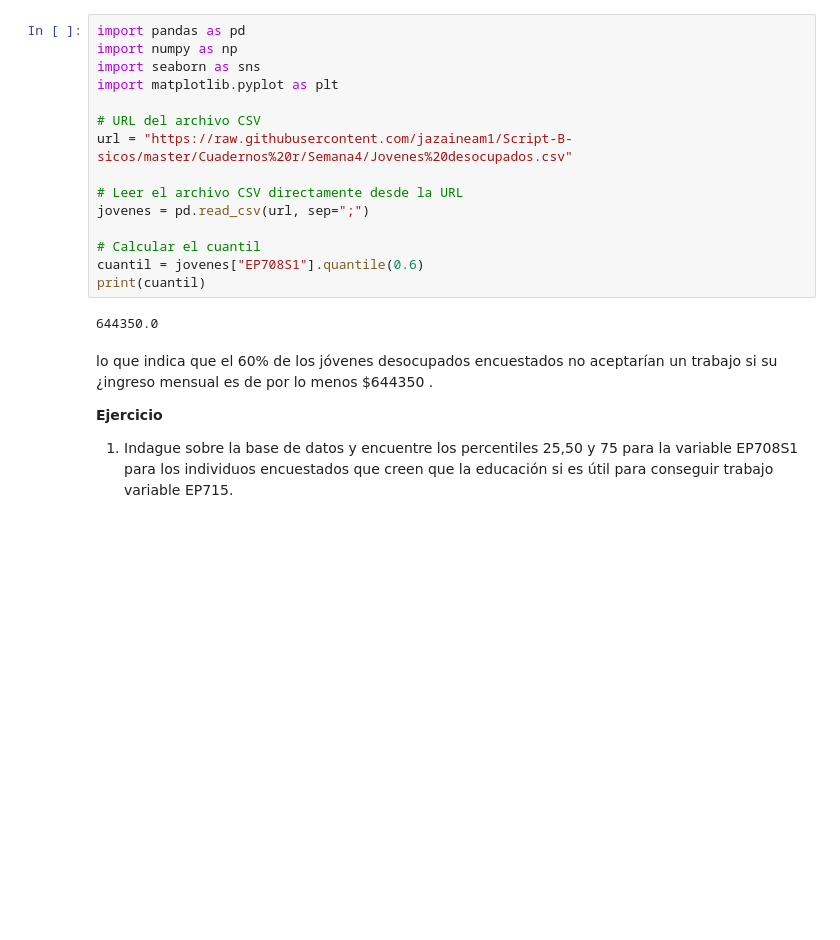
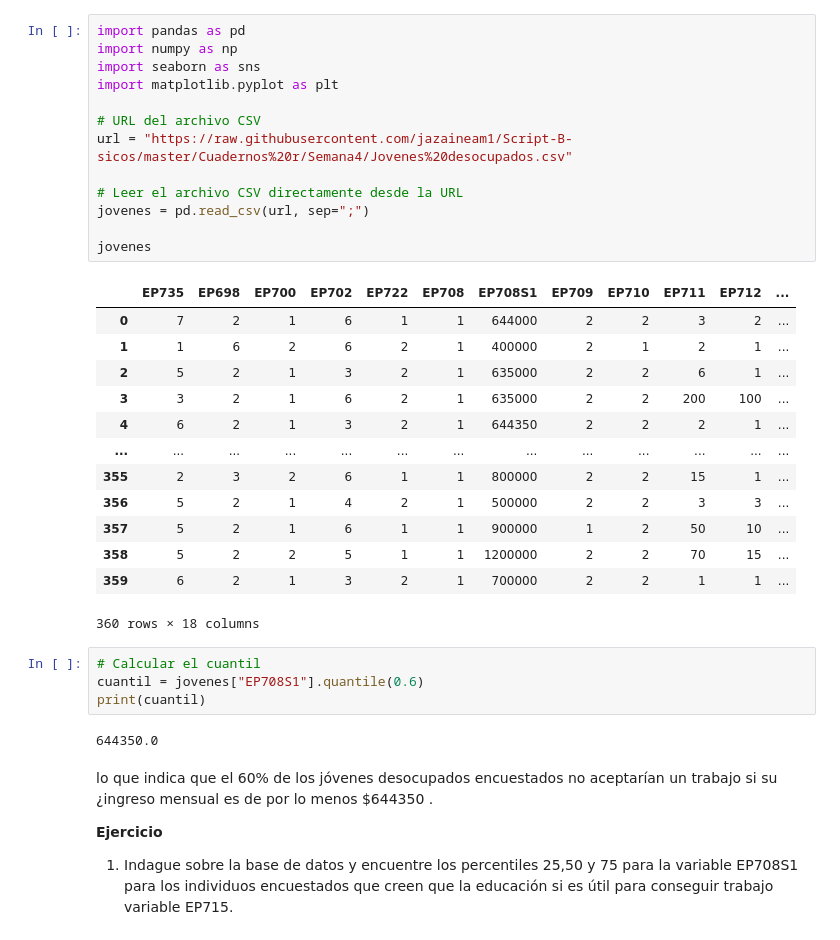
Before and after one commit to jazaineam1/PYEF, a Jupyter notebook: Cuadernos/4_medidas_de_forma_relación_bivariada.ipynb, the cells around one changed output. Drawn from its saved outputs; the diff is of its cells as text; blank space fills up the shorter version.

```diff
--- a/Cuadernos/4_medidas_de_forma_relación_bivariada.ipynb
+++ b/Cuadernos/4_medidas_de_forma_relación_bivariada.ipynb
@@ -26,20 +26,36 @@ Cargue la base de datos y encuentre el percentil 60 para la variable EP708S1 la
 # %%
 import pandas as pd
 import numpy as np
 import seaborn as sns
 import matplotlib.pyplot as plt
 
 # URL del archivo CSV
 url = "https://raw.githubusercontent.com/jazaineam1/Script-B-sicos/master/Cuadernos%20r/Semana4/Jovenes%20desocupados.csv"
 
 # Leer el archivo CSV directamente desde la URL
 jovenes = pd.read_csv(url, sep=";")
 
-# Calcular el cuantil
-cuantil = jovenes["EP708S1"].quantile(0.6)
-print(cuantil)
+jovenes
 # %% [output]
+|  | EP735 | EP698 | EP700 | EP702 | EP722 | EP708 | EP708S1 | EP709 | EP710 | EP711 | EP712 | ... |
+| 0 | 7 | 2 | 1 | 6 | 1 | 1 | 644000 | 2 | 2 | 3 | 2 | ... |
+| 1 | 1 | 6 | 2 | 6 | 2 | 1 | 400000 | 2 | 1 | 2 | 1 | ... |
+| 2 | 5 | 2 | 1 | 3 | 2 | 1 | 635000 | 2 | 2 | 6 | 1 | ... |
+| 3 | 3 | 2 | 1 | 6 | 2 | 1 | 635000 | 2 | 2 | 200 | 100 | ... |
+| 4 | 6 | 2 | 1 | 3 | 2 | 1 | 644350 | 2 | 2 | 2 | 1 | ... |
+| ... | ... | ... | ... | ... | ... | ... | ... | ... | ... | ... | ... | ... |
+| 355 | 2 | 3 | 2 | 6 | 1 | 1 | 800000 | 2 | 2 | 15 | 1 | ... |
+| 356 | 5 | 2 | 1 | 4 | 2 | 1 | 500000 | 2 | 2 | 3 | 3 | ... |
+| 357 | 5 | 2 | 1 | 6 | 1 | 1 | 900000 | 1 | 2 | 50 | 10 | ... |
+| 358 | 5 | 2 | 2 | 5 | 1 | 1 | 1200000 | 2 | 2 | 70 | 15 | ... |
+| 359 | 6 | 2 | 1 | 3 | 2 | 1 | 700000 | 2 | 2 | 1 | 1 | ... |
-644350.0
+360 rows × 18 columns
+# %%
+# Calcular el cuantil
+cuantil = jovenes["EP708S1"].quantile(0.6)
+print(cuantil)
+# %% [output]
+644350.0
 # %% [markdown]
 lo que indica que el 60%
  de los jóvenes desocupados encuestados no aceptarían un trabajo si su ¿ingreso mensual es de por lo menos $644350
```
Also changed, not shown: parts of 4 cells of this notebook.
